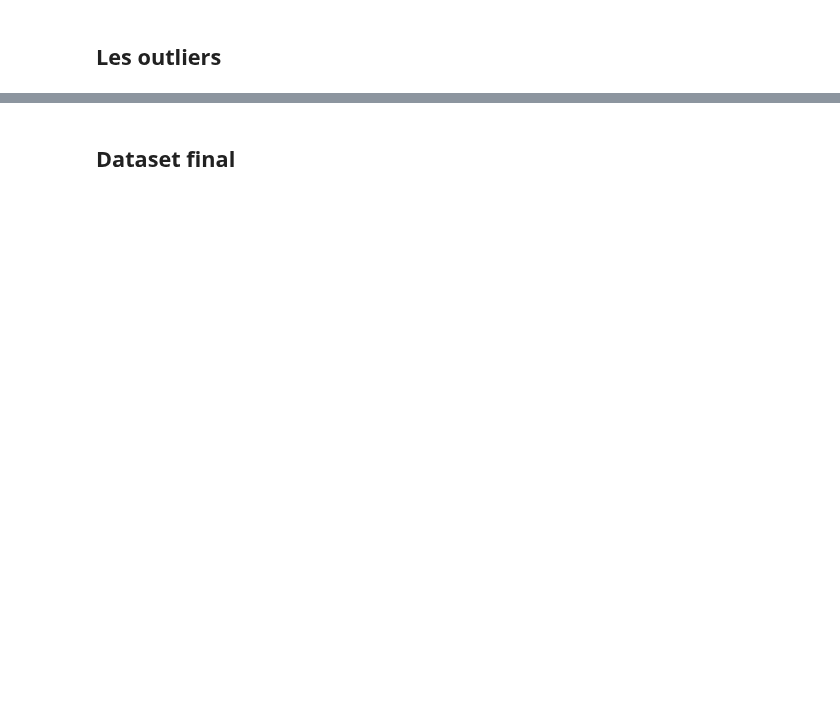
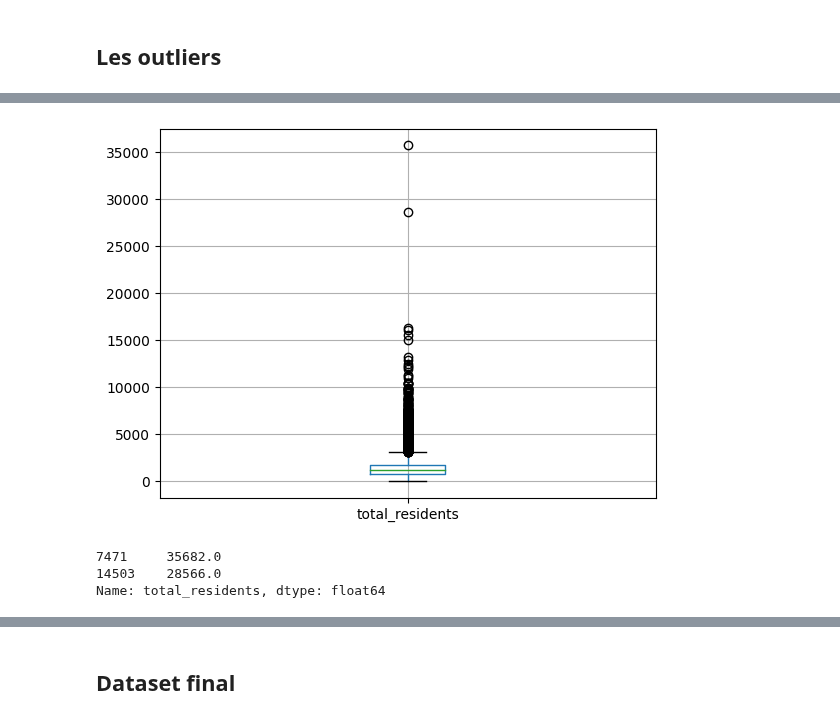
Before and after one commit to GuldenerCamille/immobilier_sillicon_valley, a Jupyter notebook: notebooks/notebook_EDA.ipynb, the cells around one changed output, grey strips where cells are left out. Drawn from its saved outputs; the diff is of its cells as text; code cells hidden in the pictures; blank space fills up the shorter version.

```diff
--- a/notebooks/notebook_EDA.ipynb
+++ b/notebooks/notebook_EDA.ipynb
@@ -278,0 +367,15 @@ print(outliers)
+# %%
+# Boxplot de la colonne "total_residents"
+df_immobilier.boxplot(column='total_residents')
+
+# Afficher le plot
+plt.show()
+# %% [output]
+[figure, added]
+# %%
+outliers_residents = df_immobilier.loc[df_immobilier.total_residents > 20000, 'total_residents']
+outliers_residents
+# %% [output]
+7471     35682.0
+14503    28566.0
+Name: total_residents, dtype: float64
```
Also changed, not shown: parts of 14 cells of this notebook.
